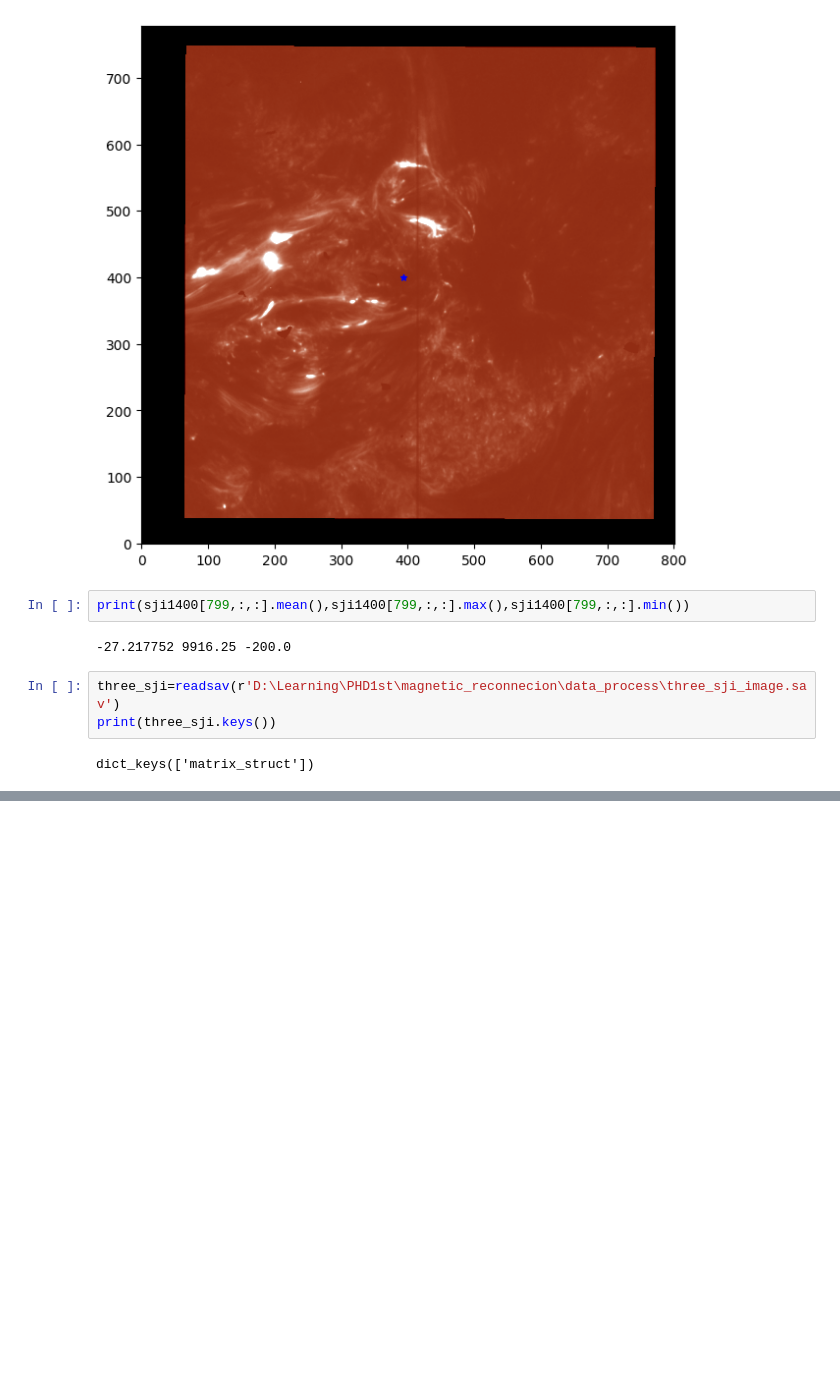
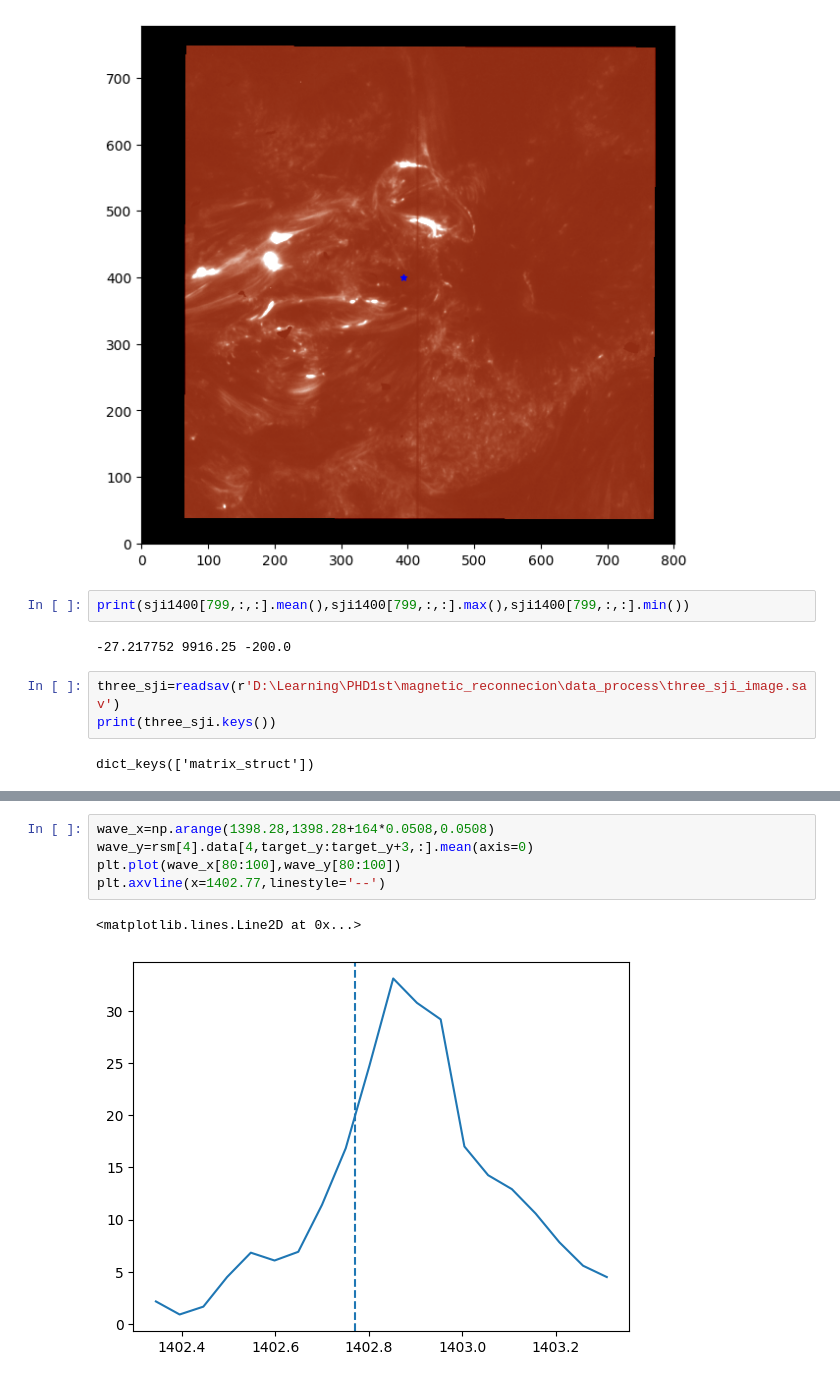
Before and after one commit to xiaosjh/reconnection, a Jupyter notebook: iris_analysis.ipynb, the cells around one changed output, grey strips where cells are left out. Drawn from its saved outputs; the diff is of its cells as text; blank space fills up the shorter version.

```diff
--- a/iris_analysis.ipynb
+++ b/iris_analysis.ipynb
@@ -71,0 +74,8 @@ plt.scatter(fig_x,170,marker='*',color='blue')
+# %%
+wave_x=np.arange(1398.28,1398.28+164*0.0508,0.0508)
+wave_y=rsm[4].data[4,target_y:target_y+3,:].mean(axis=0)
+plt.plot(wave_x[80:100],wave_y[80:100])
+plt.axvline(x=1402.77,linestyle='--')
+# %% [output]
+<matplotlib.lines.Line2D at 0x...>
+[figure, added]
```
Also changed, not shown: parts of 12 cells of this notebook.
